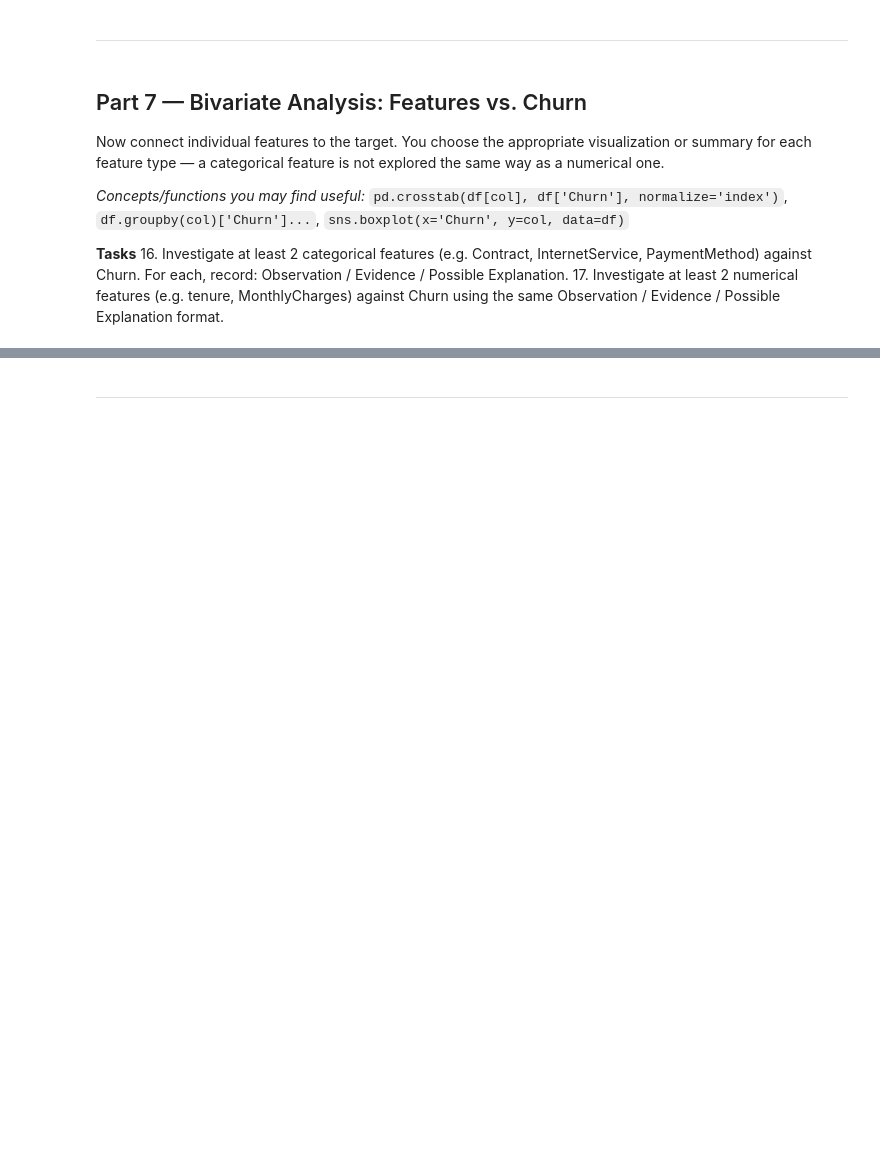
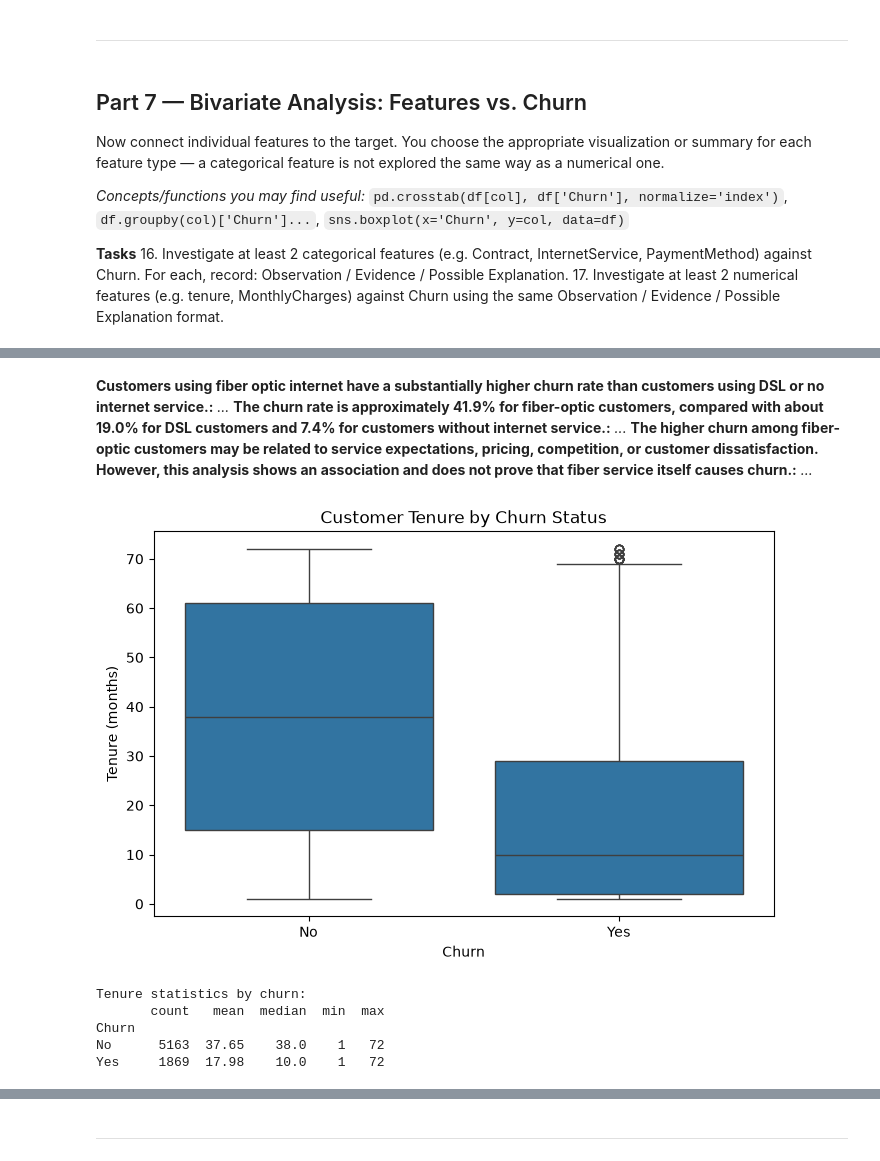
Before and after one commit to waqas309/ML-Lab-Lab02, a Jupyter notebook: Lab2_Data_Cleaning_EDA_Template.ipynb, the cells around one changed output, grey strips where cells are left out. Cells and saved outputs as stored; diff of their text form; code cells hidden in the pictures; blank space fills up the shorter version.

Commit message:
Complete Part 7 bivariate analysis

```diff
--- a/Lab2_Data_Cleaning_EDA_Template.ipynb
+++ b/Lab2_Data_Cleaning_EDA_Template.ipynb
@@ -509,0 +548,34 @@ Now connect individual features to the target. You choose the appropriate visual
+# %% [markdown]
+**Customers using fiber optic internet have a substantially higher churn rate than customers using DSL or no internet service.:** _..._
+**The churn rate is approximately 41.9% for fiber-optic customers, compared with about 19.0% for DSL customers and 7.4% for customers without internet service.:** _..._
+**The higher churn among fiber-optic customers may be related to service expectations, pricing, competition, or customer dissatisfaction. However, this analysis shows an association and does not prove that fiber service itself causes churn.:** _..._
+# %%
+# Task 17 — numerical feature 1 vs Churn
+plt.figure(figsize=(8, 5))
+
+sns.boxplot(
+    x="Churn",
+    y="tenure",
+    data=cleaned_df
+)
+
+plt.title("Customer Tenure by Churn Status")
+plt.xlabel("Churn")
+plt.ylabel("Tenure (months)")
+
+plt.show()
+
+# Summary statistics
+print("Tenure statistics by churn:")
+print(
+    cleaned_df.groupby("Churn")["tenure"]
+    .agg(["count", "mean", "median", "min", "max"])
+    .round(2)
+)
+# %% [output]
+[figure, added]
+Tenure statistics by churn:
+       count   mean  median  min  max
+Churn
+No      5163  37.65    38.0    1   72
+Yes     1869  17.98    10.0    1   72
```
Also changed, not shown: parts of 14 cells of this notebook.
